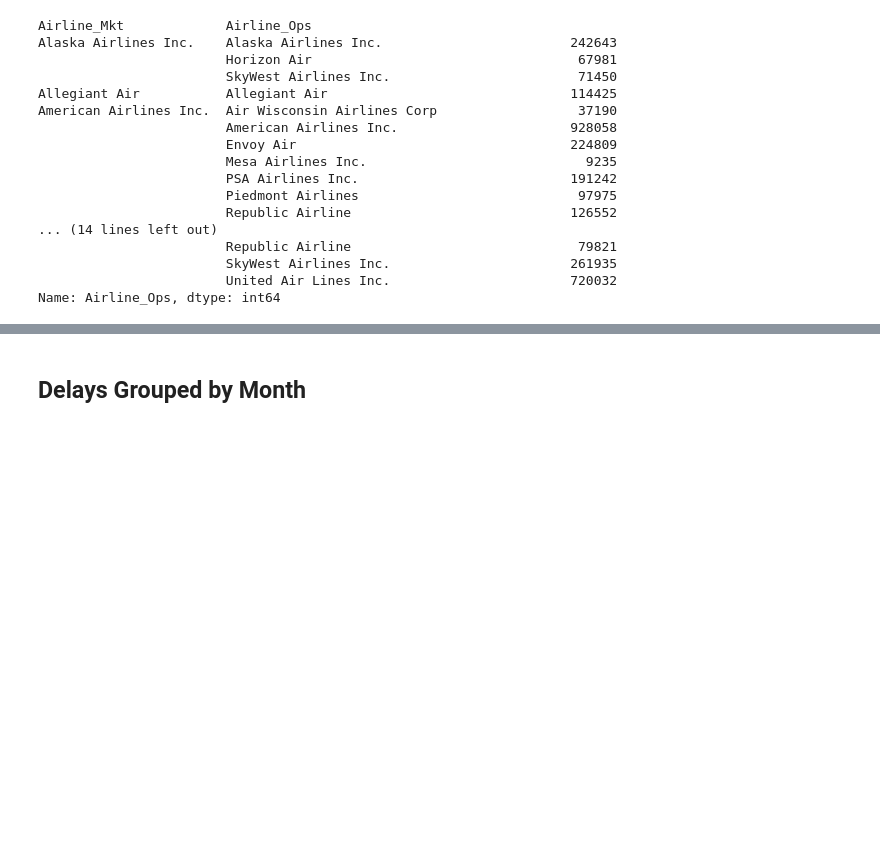
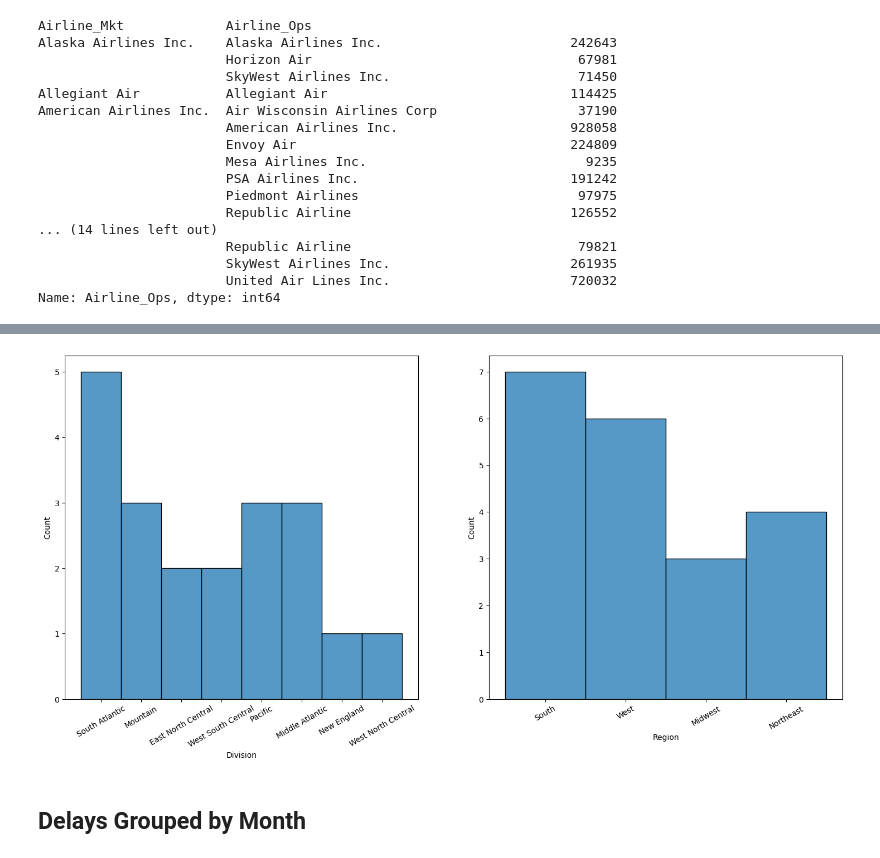
Before and after one commit to dezertdweller/flight-cancellations, a Jupyter notebook: notebooks/exploratory-data-analysis.ipynb, the cells around one changed output, grey strips where cells are left out. Saved outputs shown, nothing was run; the diff lists cells and outputs as text; code cells hidden in the pictures; blank space fills up the shorter version.

```diff
--- a/notebooks/exploratory-data-analysis.ipynb
+++ b/notebooks/exploratory-data-analysis.ipynb
@@ -671,0 +941,36 @@ Name: Airline_Ops, dtype: int64
+# %%
+# map each state to a region and division based on US Census Standards
+region_mapping = {
+    "CT": ("Northeast", "New England"), "ME": ("Northeast", "New England"), "MA": ("Northeast", "New England"),
+    "NH": ("Northeast", "New England"), "RI": ("Northeast", "New England"), "VT": ("Northeast", "New England"),
+    "NJ": ("Northeast", "Middle Atlantic"), "NY": ("Northeast", "Middle Atlantic"), "PA": ("Northeast", "Middle Atlantic"),
+    "IL": ("Midwest", "East North Central"), "IN": ("Midwest", "East North Central"), "MI": ("Midwest", "East North Central"),
+    "OH": ("Midwest", "East North Central"), "WI": ("Midwest", "East North Central"),
+    "IA": ("Midwest", "West North Central"), "KS": ("Midwest", "West North Central"), "MN": ("Midwest", "West North Central"),
+    "MO": ("Midwest", "West North Central"), "NE": ("Midwest", "West North Central"), "ND": ("Midwest", "West North Central"),
+    "SD": ("Midwest", "West North Central"),
+    "DE": ("South", "South Atlantic"), "FL": ("South", "South Atlantic"), "GA": ("South", "South Atlantic"),
+    "MD": ("South", "South Atlantic"), "NC": ("South", "South Atlantic"), "SC": ("South", "South Atlantic"),
+    "VA": ("South", "South Atlantic"), "DC": ("South", "South Atlantic"), "WV": ("South", "South Atlantic"),
+    "AL": ("South", "East South Central"), "KY": ("South", "East South Central"), "MS": ("South", "East South Central"),
+    "TN": ("South", "East South Central"),
+    "AR": ("South", "West South Central"), "LA": ("South", "West South Central"), "OK": ("South", "West South Central"),
+    "TX": ("South", "West South Central"),
+    "AZ": ("West", "Mountain"), "CO": ("West", "Mountain"), "ID": ("West", "Mountain"), "MT": ("West", "Mountain"),
+    "NV": ("West", "Mountain"), "NM": ("West", "Mountain"), "UT": ("West", "Mountain"), "WY": ("West", "Mountain"),
+    "AK": ("West", "Pacific"), "CA": ("West", "Pacific"), "HI": ("West", "Pacific"), "OR": ("West", "Pacific"), "WA": ("West", "Pacific"),
+    "PR": ("US Territories", "US Territories"), "TT": ("US Territories", "US Territories"), "VI": ("US Territories", "US Territories")
+}
+# %%
+def get_region_division(state_code):
+    """Maps a state code to its specific Region and Division based on
+    the U.S. Census Bureau definitions.
+
+    This function is designed to look up the state_code (a two-letter state abbreviation) in
+    the region_mapping dictionary and return the corresponding Region and Division as a tuple."""
+
+    return region_mapping.get(state_code, ('Unknown', 'Unknown'))
+# %%
+final_airports[['Region', 'Division']] = final_airports['DestState'].apply(lambda x: pd.Series(get_region_division(x)))
+top_20_final = final_airports.head(20)
+top_20_final
@@ -672,3 +996,13 @@ Name: Airline_Ops, dtype: int64
+# %%
+fig, ax = plt.subplots(nrows=1, ncols=2, figsize=(18,8))
+
+sns.histplot(top_20_final['Division'], ax=ax[0])
+ax[0].tick_params(axis='x', rotation=30)
+
+sns.histplot(top_20_final['Region'], ax=ax[1])
+ax[1].tick_params(axis='x', rotation=30)
+# %% [output]
+[figure, added]
 # %% [markdown]
 ## Delays Grouped by Month
 # %% [markdown]
```
Also changed, not shown: parts of 22 cells of this notebook.
